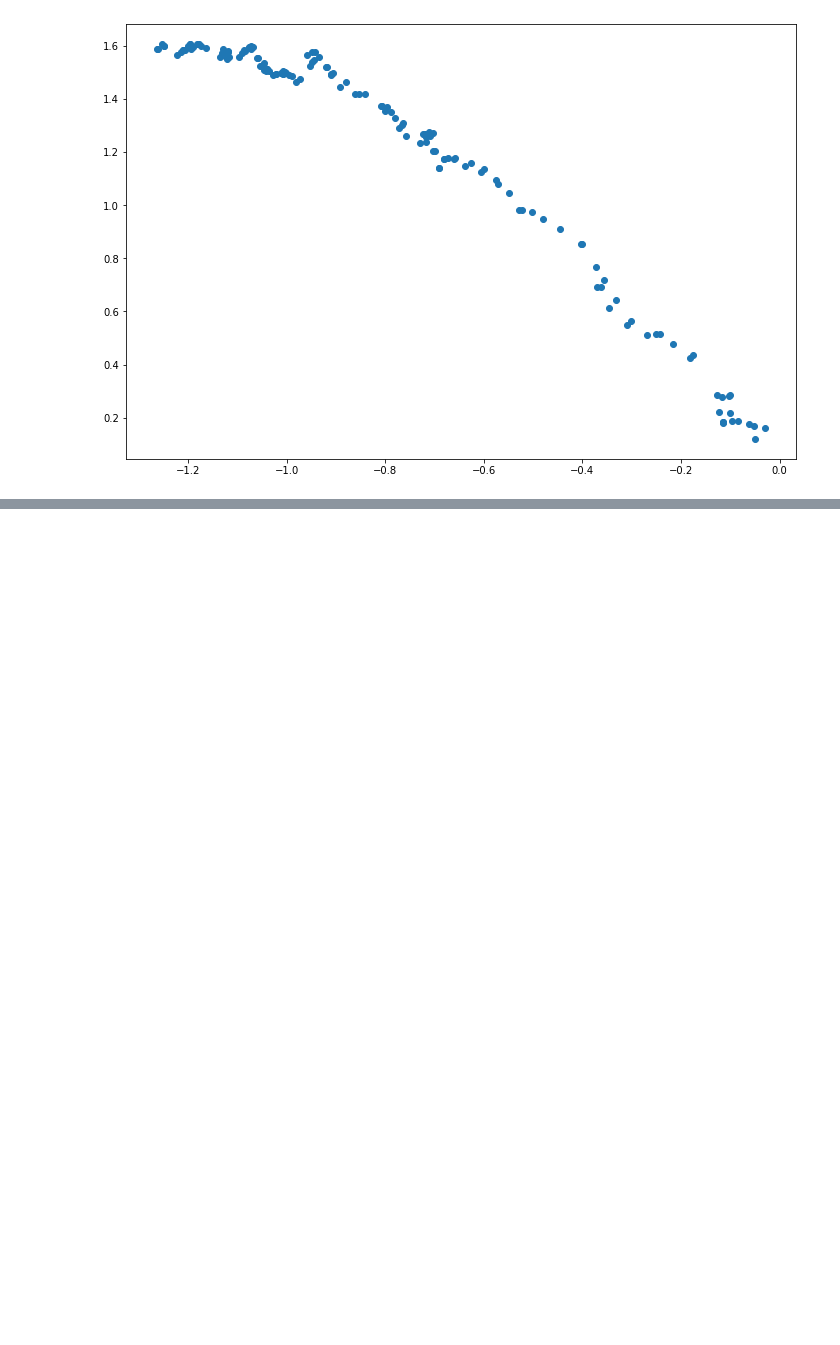
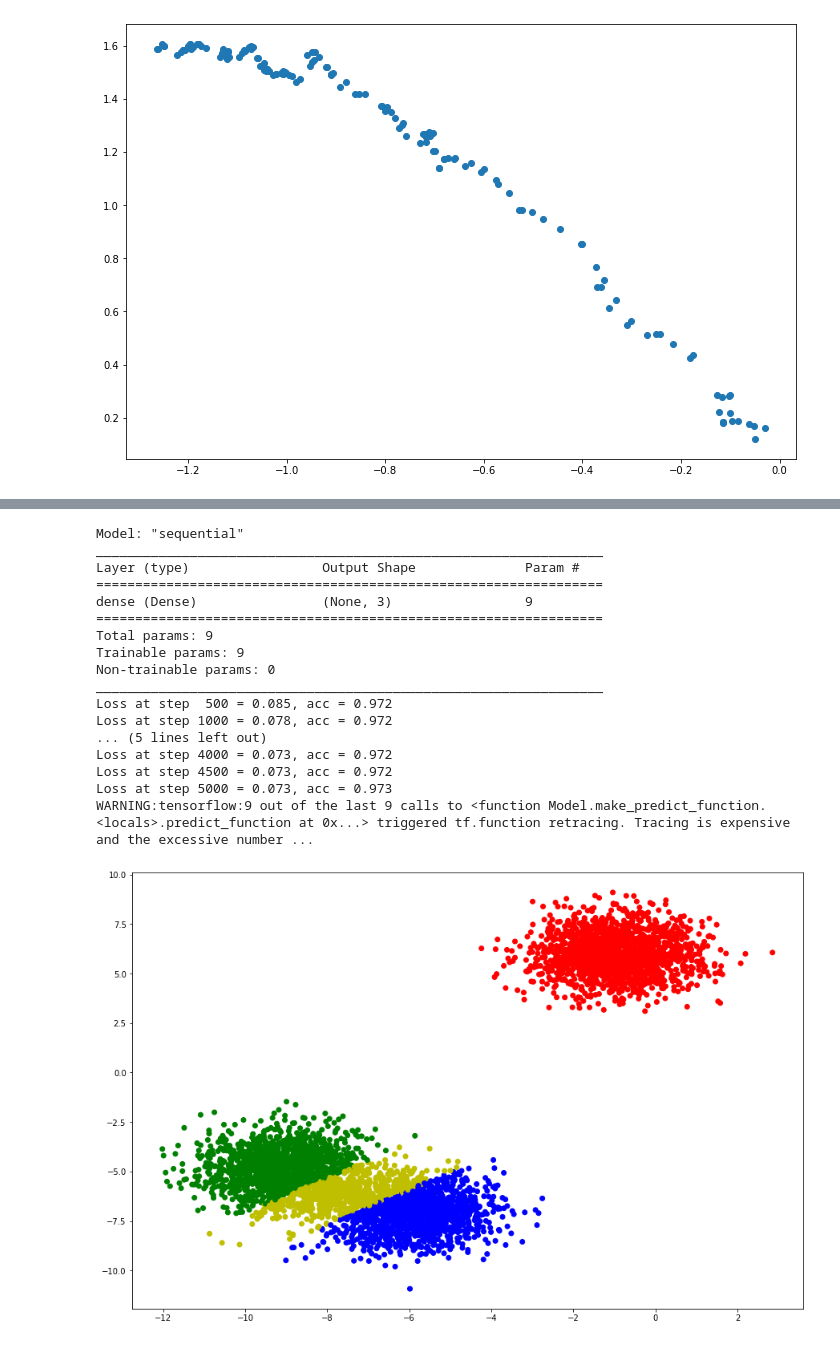
Before and after one commit to diegorusso/deep-learning-from-scratch, a Jupyter notebook: 02_regressions.ipynb, the cells around one changed output, grey strips where cells are left out. Saved outputs shown, nothing was run; the diff lists cells and outputs as text; code cells hidden in the pictures; blank space fills up the shorter version.

```diff
--- a/02_regressions.ipynb
+++ b/02_regressions.ipynb
@@ -137,0 +231,65 @@ Cost at step 149 = 0.418, slope=1.588, offset=-1.262
+# %%
+import tensorflow
+from tensorflow.keras.models     import Sequential
+from tensorflow.keras.layers     import Dense
+from tensorflow.keras.optimizers import SGD
+
+tensorflow.keras.backend.clear_session()
+
+model = Sequential()
+# units is the output
+model.add(Dense(input_shape=(2,), units=3, activation='softmax'))
+model.summary()
+
+model.compile(loss='categorical_crossentropy', optimizer=SGD(lr=0.05), metrics=['accuracy'])
+
+n_steps = 5000
+
+for step in range(n_steps//10,n_steps+1,n_steps//10):
+    model.fit(train_x,
+              train_y,
+              epochs=n_steps//10,
+              batch_size=m,
+              verbose=0)
+
+    loss_and_acc = model.evaluate(train_x,
+                                  train_y,
+                                  batch_size=m,
+                                  verbose=0)
+
+    print('Loss at step {:4} = {:5.3f}, acc = {:5.3f}'.format(step, *loss_and_acc))
+
+prediction = model.predict(train_x, batch_size=m)
+
+threshold = 0.95
+
+c = [None]*m
+
+for i in range(m):
+    ix = np.argmax(prediction[i,:])   # The color with the highest probability
+    c[i] = ('r', 'g', 'b')[ix]
+    if prediction[i,ix] < threshold:
+        c[i] = 'y'
+
+plt.rcParams["figure.figsize"] = (15, 10)
+plt.scatter(train_x[:,0], train_x[:,1], color=c)
+plt.show()
+# %% [output]
+Model: "sequential"
+_________________________________________________________________
+Layer (type)                 Output Shape              Param #
+=================================================================
+dense (Dense)                (None, 3)                 9
+=================================================================
+Total params: 9
+Trainable params: 9
+Non-trainable params: 0
+_________________________________________________________________
+Loss at step  500 = 0.085, acc = 0.972
+Loss at step 1000 = 0.078, acc = 0.972
+... (5 lines left out)
+Loss at step 4000 = 0.073, acc = 0.972
+Loss at step 4500 = 0.073, acc = 0.972
+Loss at step 5000 = 0.073, acc = 0.973
+WARNING:tensorflow:9 out of the last 9 calls to <function Model.make_predict_function.<locals>.predict_function at 0x...> triggered tf.function retracing. Tracing is expensive and the excessive number ...
+[figure, added]
```
Also changed, not shown: parts of 6 cells of this notebook.
